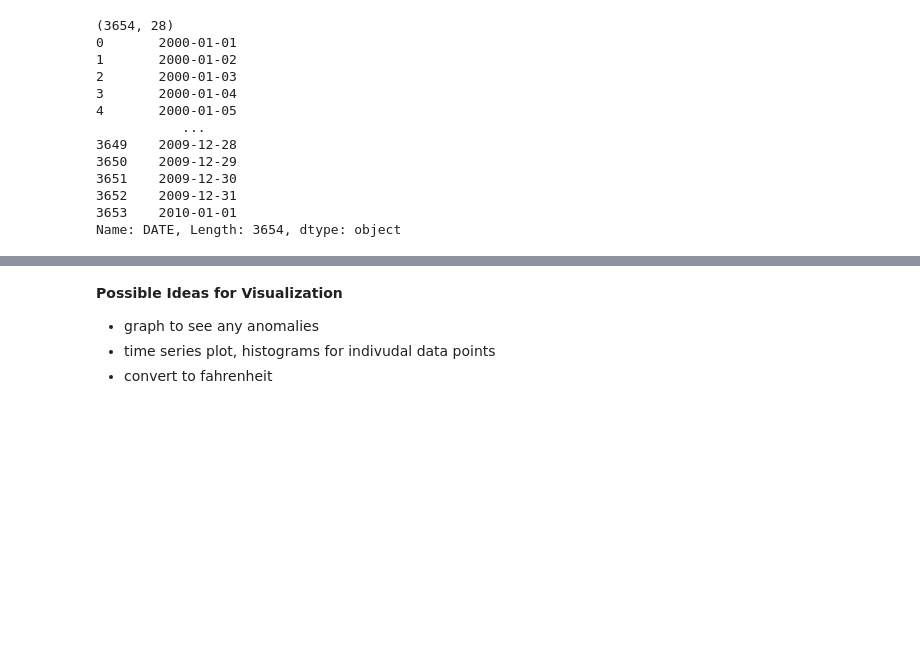
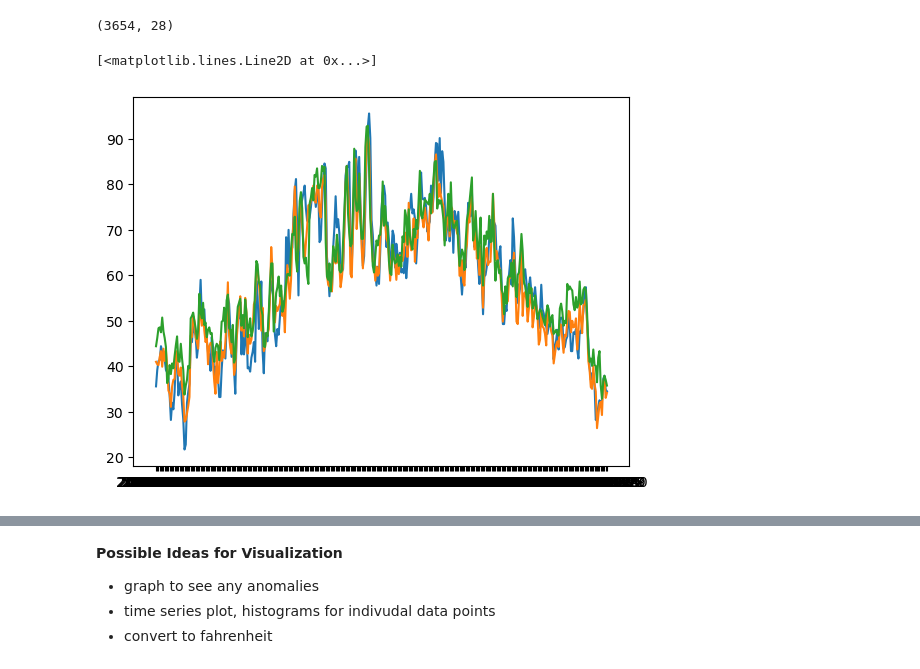
Before and after one commit to kyljgr/t30_cs345, a Jupyter notebook: data_visualization.ipynb, the cells around one changed output, grey strips where cells are left out. Drawn from its saved outputs; the diff is of its cells as text; code cells hidden in the pictures; blank space fills up the shorter version.

Commit message:
Graph data for temperatures in first year

```diff
--- a/data_visualization.ipynb
+++ b/data_visualization.ipynb
@@ -1,5 +1,7 @@
 # %%
 import pandas as pd
+import numpy as np
+import matplotlib.pyplot as plt
 
 file_path = 'preprocessed.csv'
 
@@ -13,51 +15,44 @@ print(df.shape)
 for i in range(len(df)):
     df.at[i, 'DATE'] = pd.to_datetime(df.at[i, 'DATE'], format='%Y%m%d').strftime("%Y-%m-%d")
 
-
-
-print(df['DATE'])
 # Convert temps to farenheit
 # Maybe find a way to do it by some includes method
 for j in range(len(df)):
     max_temp = df.at[j, 'DRESDEN_temp_max'] * 9/5 + 32
     df.at[j, 'DRESDEN_temp_max'] = max_temp
     min_temp = df.at[j, 'DRESDEN_temp_min'] * 9/5 + 32
     df.at[j, 'DRESDEN_temp_min'] = min_temp
     mean_temp = df.at[j, 'DRESDEN_temp_mean'] * 9/5 + 32
     df.at[j, 'DRESDEN_temp_mean'] = max_temp
     max_temp = df.at[j, 'KASSEL_temp_max'] * 9/5 + 32
     df.at[j, 'KASSEL_temp_max'] = max_temp
     min_temp = df.at[j, 'KASSEL_temp_min'] * 9/5 + 32
     df.at[j, 'KASSEL_temp_min'] = min_temp
     mean_temp = df.at[j, 'KASSEL_temp_mean'] * 9/5 + 32
     df.at[j, 'KASSEL_temp_mean'] = max_temp
     max_temp = df.at[j, 'DUSSELDORF_temp_max'] * 9/5 + 32
     df.at[j, 'DUSSELDORF_temp_max'] = max_temp
     min_temp = df.at[j, 'DUSSELDORF_temp_min'] * 9/5 + 32
     df.at[j, 'DUSSELDORF_temp_min'] = min_temp
     mean_temp = df.at[j, 'DUSSELDORF_temp_mean'] * 9/5 + 32
     df.at[j, 'DUSSELDORF_temp_mean'] = max_temp
 
 # print(df['DRESDEN_temp_max'])
 # print(df['DRESDEN_temp_min'])
 # print(df['DRESDEN_temp_mean'])
 # print(df['KASSEL_temp_max'])
 # print(df['KASSEL_temp_min'])
 # print(df['KASSEL_temp_mean'])
 # print(df['DUSSELDORF_temp_max'])
 # print(df['DUSSELDORF_temp_min'])
 # print(df['DUSSELDORF_temp_mean'])
+
+
+# Graph dataset based on date and temps
+plt.plot(df['DATE'][:365], df['DRESDEN_temp_mean'][:365])
+plt.plot(df['DATE'][:365], df['KASSEL_temp_mean'][:365])
+plt.plot(df['DATE'][:365], df['DUSSELDORF_temp_mean'][:365])
 # %% [output]
 (3654, 28)
-0       2000-01-01
-1       2000-01-02
-2       2000-01-03
-3       2000-01-04
-4       2000-01-05
-           ...
-3649    2009-12-28
-3650    2009-12-29
-3651    2009-12-30
-3652    2009-12-31
-3653    2010-01-01
-Name: DATE, Length: 3654, dtype: object
+[<matplotlib.lines.Line2D at 0x...>]
+[figure, added]
```
Also changed, not shown: parts of 2 cells of this notebook.
